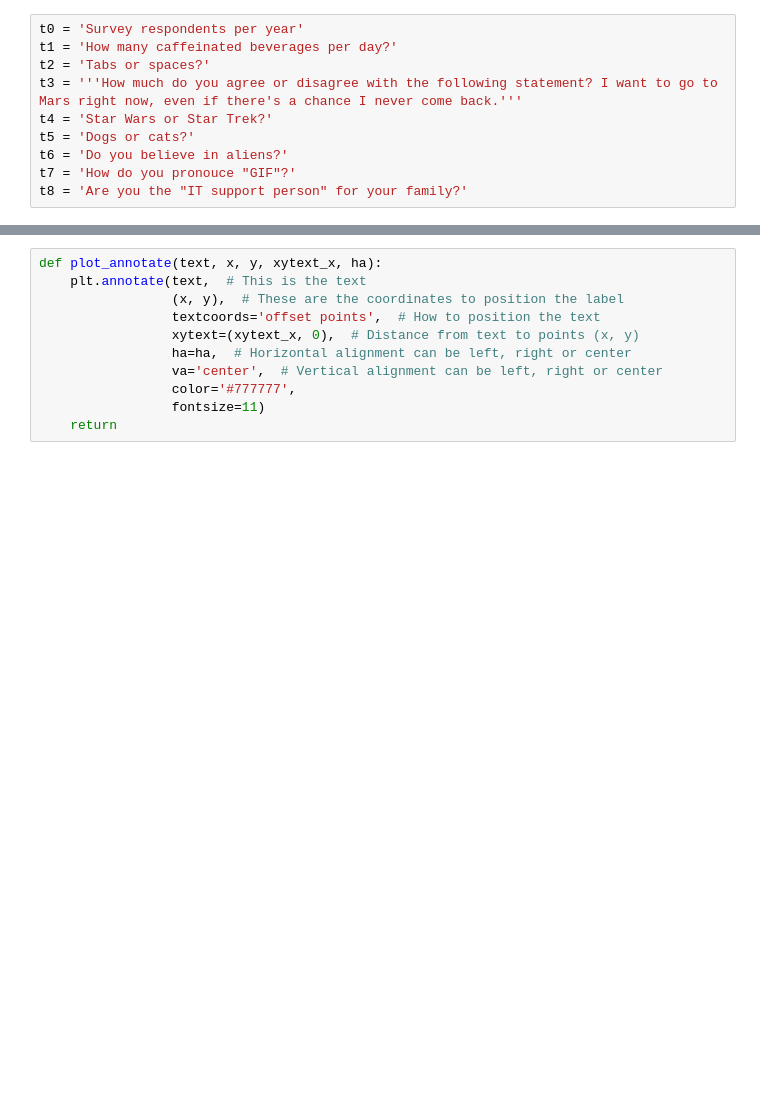
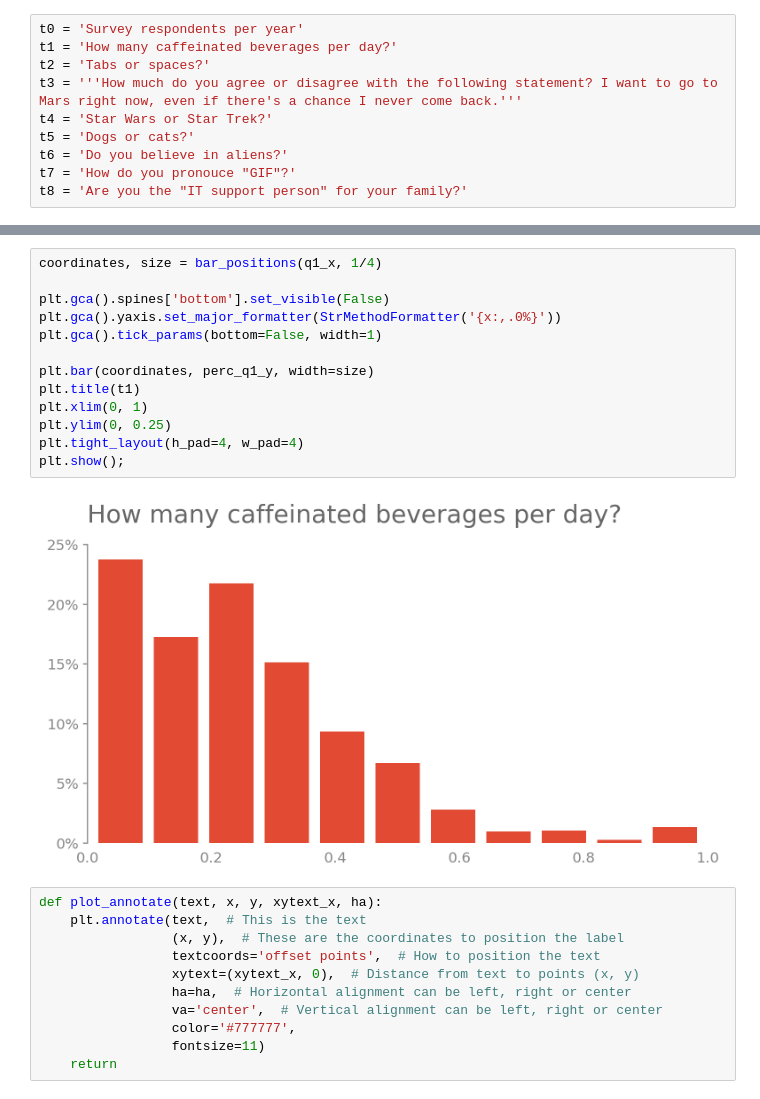
Before and after one commit to gabrieltempass/stack-overflow-survey, a Jupyter notebook: stack_overflow_survey.ipynb, the cells around one changed output, grey strips where cells are left out. Drawn from its saved outputs; the diff is of its cells as text; blank space fills up the shorter version.

Commit message:
feat: Calculate coordinates and size of bars

```diff
--- a/stack_overflow_survey.ipynb
+++ b/stack_overflow_survey.ipynb
@@ -284,3 +414,18 @@ plt.show();
+# %%
+coordinates, size = bar_positions(q1_x, 1/4)
+
+plt.gca().spines['bottom'].set_visible(False)
+plt.gca().yaxis.set_major_formatter(StrMethodFormatter('{x:,.0%}'))
+plt.gca().tick_params(bottom=False, width=1)
+
+plt.bar(coordinates, perc_q1_y, width=size)
+plt.title(t1)
+plt.xlim(0, 1)
+plt.ylim(0, 0.25)
+plt.tight_layout(h_pad=4, w_pad=4)
+plt.show();
+# %% [output]
+[figure, added]
 # %%
 def plot_annotate(text, x, y, xytext_x, ha):
     plt.annotate(text,  # This is the text
```
Also changed, not shown: parts of 13 cells of this notebook.
